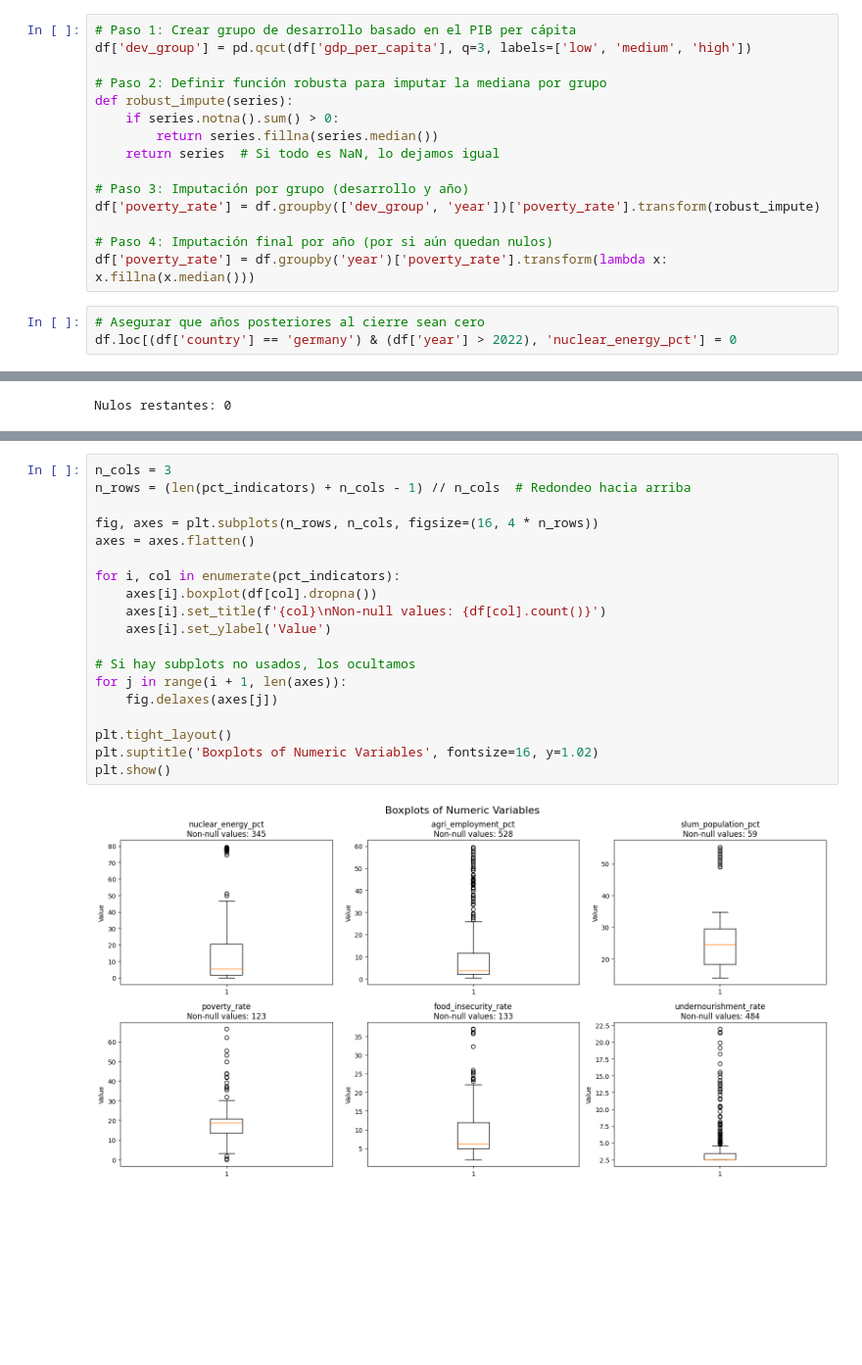
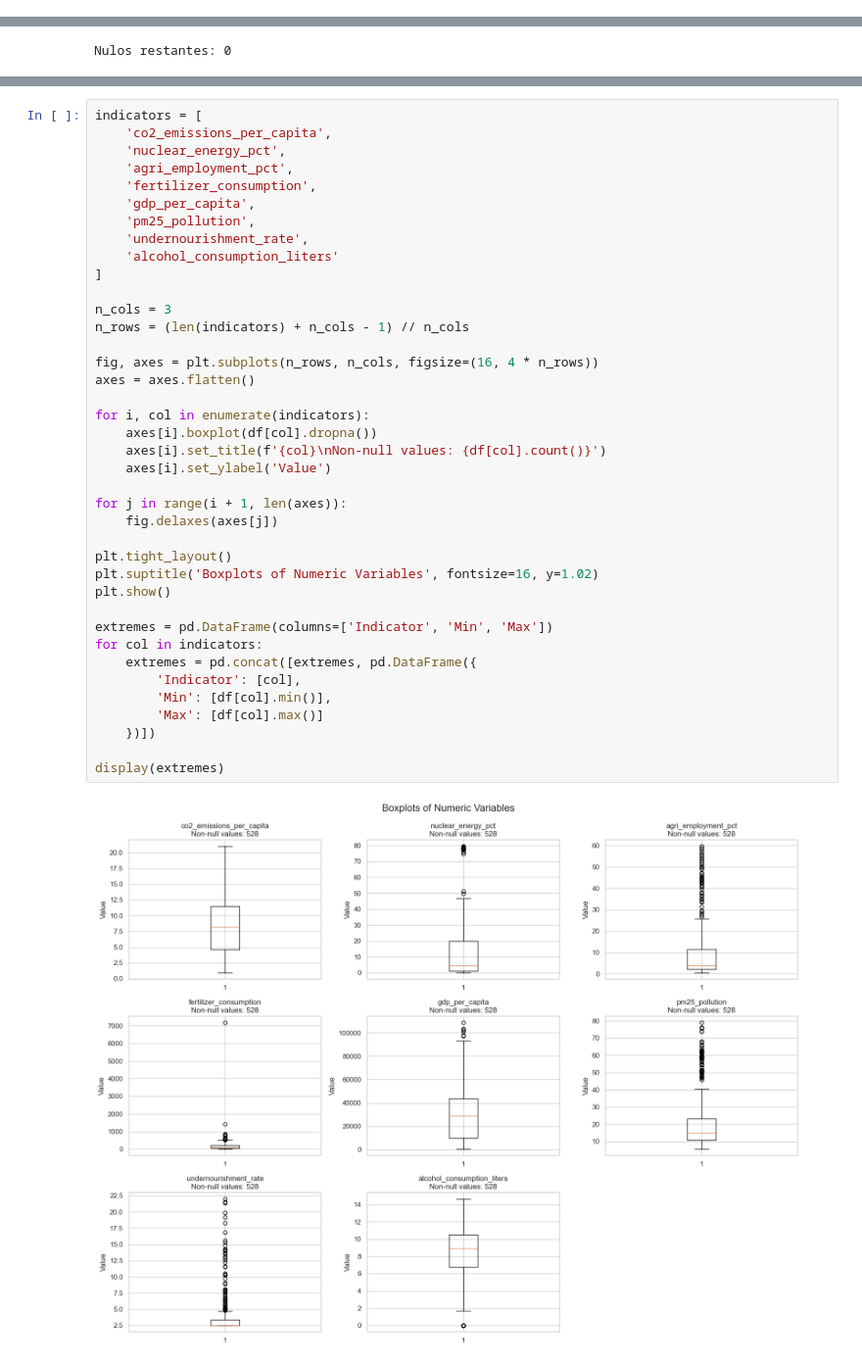
Before and after one commit to valentinabc19/Leukemia-Cancer-Risk-ETL, a Jupyter notebook: api/001_api_eda.ipynb, the cells around one changed output, grey strips where cells are left out. Shown at 98% size. Cells and saved outputs as stored; diff of their text form; blank space fills up the shorter version.

Commit message:
EDA of the api data without conclusions

```diff
--- a/api/001_api_eda.ipynb
+++ b/api/001_api_eda.ipynb
@@ -763,18 +667,0 @@ dtype: int64
-# %%
-# Paso 1: Crear grupo de desarrollo basado en el PIB per cápita
-df['dev_group'] = pd.qcut(df['gdp_per_capita'], q=3, labels=['low', 'medium', 'high'])
-
-# Paso 2: Definir función robusta para imputar la mediana por grupo
-def robust_impute(series):
-    if series.notna().sum() > 0:
-        return series.fillna(series.median())
-    return series  # Si todo es NaN, lo dejamos igual
-
-# Paso 3: Imputación por grupo (desarrollo y año)
-df['poverty_rate'] = df.groupby(['dev_group', 'year'])['poverty_rate'].transform(robust_impute)
-
-# Paso 4: Imputación final por año (por si aún quedan nulos)
-df['poverty_rate'] = df.groupby('year')['poverty_rate'].transform(lambda x: x.fillna(x.median()))
-# %%
-# Asegurar que años posteriores al cierre sean cero
-df.loc[(df['country'] == 'germany') & (df['year'] > 2022), 'nuclear_energy_pct'] = 0
@@ -884,21 +776,41 @@ After validating the maximum and minimum values in percentage columns, we can af
 # %%
+indicators = [
+    'co2_emissions_per_capita',
+    'nuclear_energy_pct',
+    'agri_employment_pct',
+    'fertilizer_consumption',
+    'gdp_per_capita',
+    'pm25_pollution',
+    'undernourishment_rate',
+    'alcohol_consumption_liters'
+]
+
 n_cols = 3
-n_rows = (len(pct_indicators) + n_cols - 1) // n_cols  # Redondeo hacia arriba
+n_rows = (len(indicators) + n_cols - 1) // n_cols
 
 fig, axes = plt.subplots(n_rows, n_cols, figsize=(16, 4 * n_rows))
 axes = axes.flatten()
 
-for i, col in enumerate(pct_indicators):
+for i, col in enumerate(indicators):
     axes[i].boxplot(df[col].dropna())
     axes[i].set_title(f'{col}\nNon-null values: {df[col].count()}')
     axes[i].set_ylabel('Value')
 
-# Si hay subplots no usados, los ocultamos
 for j in range(i + 1, len(axes)):
     fig.delaxes(axes[j])
 
 plt.tight_layout()
 plt.suptitle('Boxplots of Numeric Variables', fontsize=16, y=1.02)
 plt.show()
+
+extremes = pd.DataFrame(columns=['Indicator', 'Min', 'Max'])
+for col in indicators:
+    extremes = pd.concat([extremes, pd.DataFrame({
+        'Indicator': [col],
+        'Min': [df[col].min()],
+        'Max': [df[col].max()]
+    })])
+
+display(extremes)
 # %% [output]
-[figure, old version]
+[figure, new version]
```
Also changed, not shown: parts of 47 cells of this notebook.
